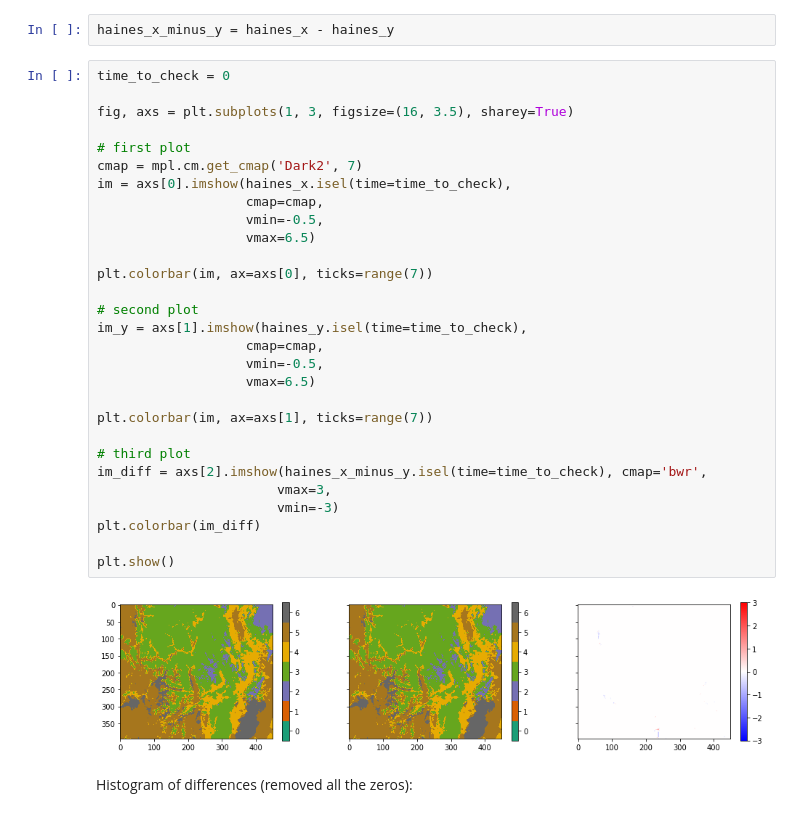
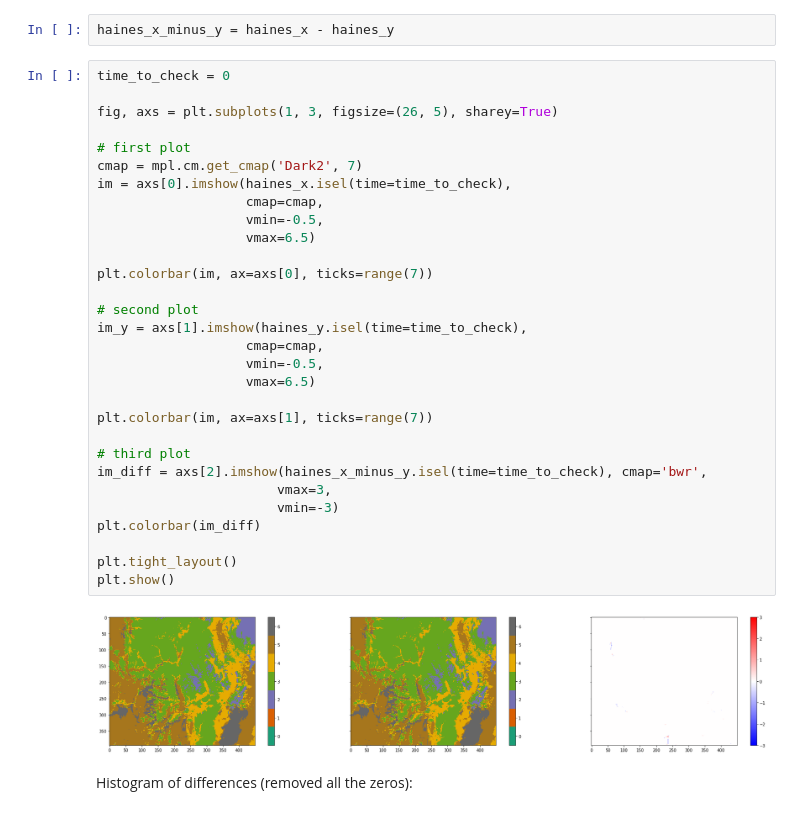
Before and after one commit to ThomasMGeo/JS2_gpu, a Jupyter notebook: scipy_2023/fireweather_ML.ipynb, the cells around one changed output. Cells and saved outputs as stored; diff of their text form.

```diff
--- a/scipy_2023/fireweather_ML.ipynb
+++ b/scipy_2023/fireweather_ML.ipynb
@@ -381,34 +369,35 @@ haines_x_minus_y = haines_x - haines_y
 # %%
 time_to_check = 0
 
-fig, axs = plt.subplots(1, 3, figsize=(16, 3.5), sharey=True)
+fig, axs = plt.subplots(1, 3, figsize=(26, 5), sharey=True)
 
 # first plot
 cmap = mpl.cm.get_cmap('Dark2', 7)
 im = axs[0].imshow(haines_x.isel(time=time_to_check),
                    cmap=cmap,
                    vmin=-0.5,
                    vmax=6.5)
 
 plt.colorbar(im, ax=axs[0], ticks=range(7))
 
 # second plot
 im_y = axs[1].imshow(haines_y.isel(time=time_to_check),
                    cmap=cmap,
                    vmin=-0.5,
                    vmax=6.5)
 
 plt.colorbar(im, ax=axs[1], ticks=range(7))
 
 # third plot
 im_diff = axs[2].imshow(haines_x_minus_y.isel(time=time_to_check), cmap='bwr',
                        vmax=3,
                        vmin=-3)
 plt.colorbar(im_diff)
 
+plt.tight_layout()
 plt.show()
 # %% [output]
-[figure, old version]
+[figure, new version]
 # %% [markdown]
 Histogram of differences (removed all the zeros):
 # %%
```
Also changed, not shown: parts of 10 cells of this notebook.
